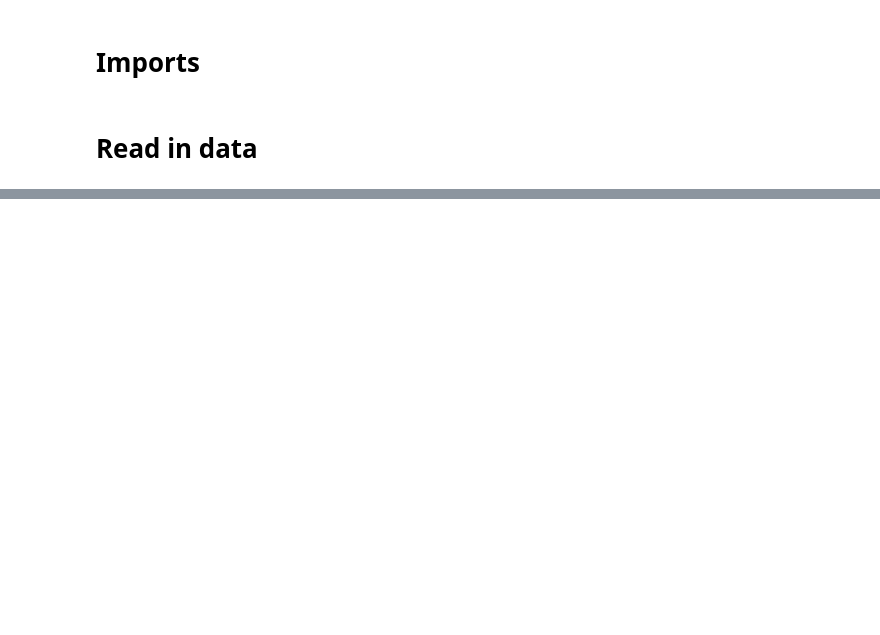
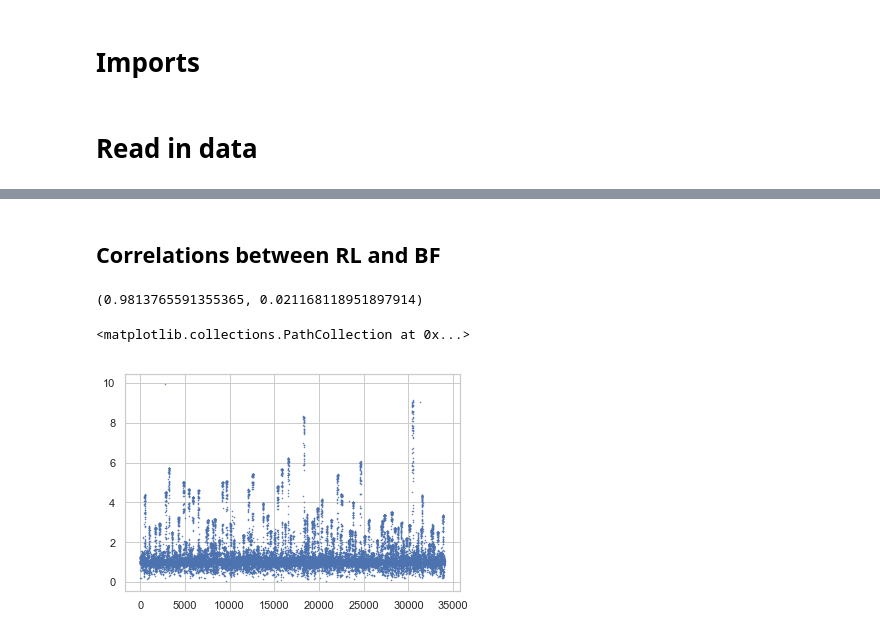
Before and after one commit to MariaEckstein/SLCN, a Jupyter notebook: models/PlotLLs.ipynb, the cells around one changed output, grey strips where cells are left out. Saved outputs shown, nothing was run; the diff lists cells and outputs as text; code cells hidden in the pictures; blank space fills up the shorter version.

```diff
--- a/models/PlotLLs.ipynb
+++ b/models/PlotLLs.ipynb
@@ -36,3 +16,0 @@ ages
-# %%
-summary = pd.read_csv(save_dir + 'summary_RLabnp2_age_z_271_pymc3.csv', index_col=0)
-summary
@@ -54,3 +16,0 @@ len(LL_columns)
-# %%
-LL_columns = [col for col in summary.columns if 'LLs' in col]
-len(LL_columns)
@@ -101,0 +74,6 @@ plt.savefig(save_dir + 'heatmap_RLabnp2.png', dpi=400)
+# %% [markdown]
+## Correlations between RL and BF
+# %%
+heatmap_data_RL = get_heatmap_data(save_dir + model_names[0])
+heatmap_data_BF = get_heatmap_data(save_dir + model_names[1])
+heatmap_data_rand = get_heatmap_data(save_dir + 'summary_Bb_age_z_271_pymc3.csv')
@@ -101,0 +89,14 @@ plt.savefig(save_dir + 'heatmap_RLabnp2.png', dpi=400)
+# %%
+np.mean(corrs), np.std(corrs)
+# %% [output]
+(0.9813765591355365, 0.021168118951897914)
+# %%
+heatmap_data_RL = heatmap_data_RL.drop('pymc3_idx', axis=1)
+heatmap_data_BF = heatmap_data_BF.drop('pymc3_idx', axis=1)
+
+y = np.array(heatmap_data_RL).flatten()[1:] / np.array(heatmap_data_BF).flatten()[1:]
+x = range(len(y))
+plt.scatter(x, y, marker='.', s=1)
+# %% [output]
+<matplotlib.collections.PathCollection at 0x...>
+[figure, added]
```
Also changed, not shown: parts of 11 cells of this notebook, 4 other files.
